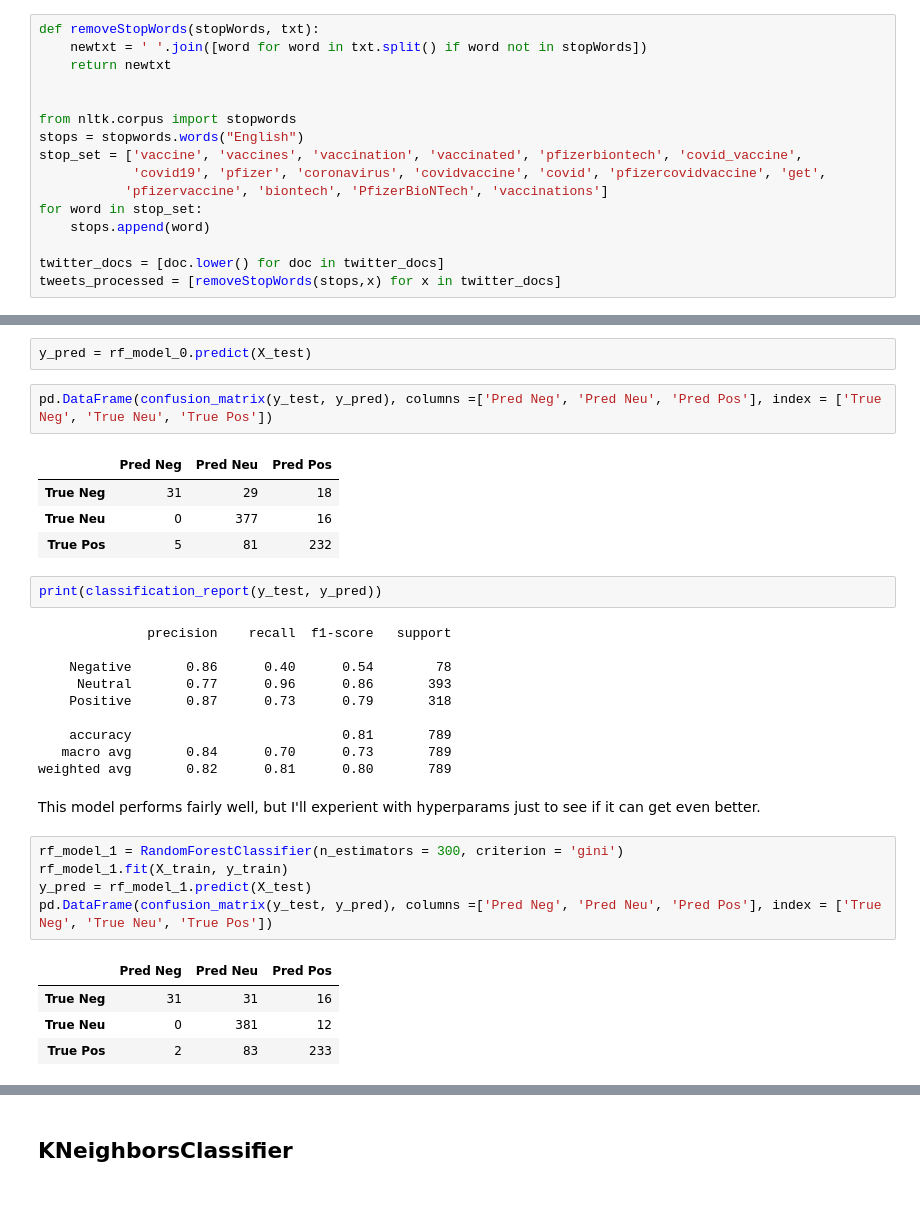
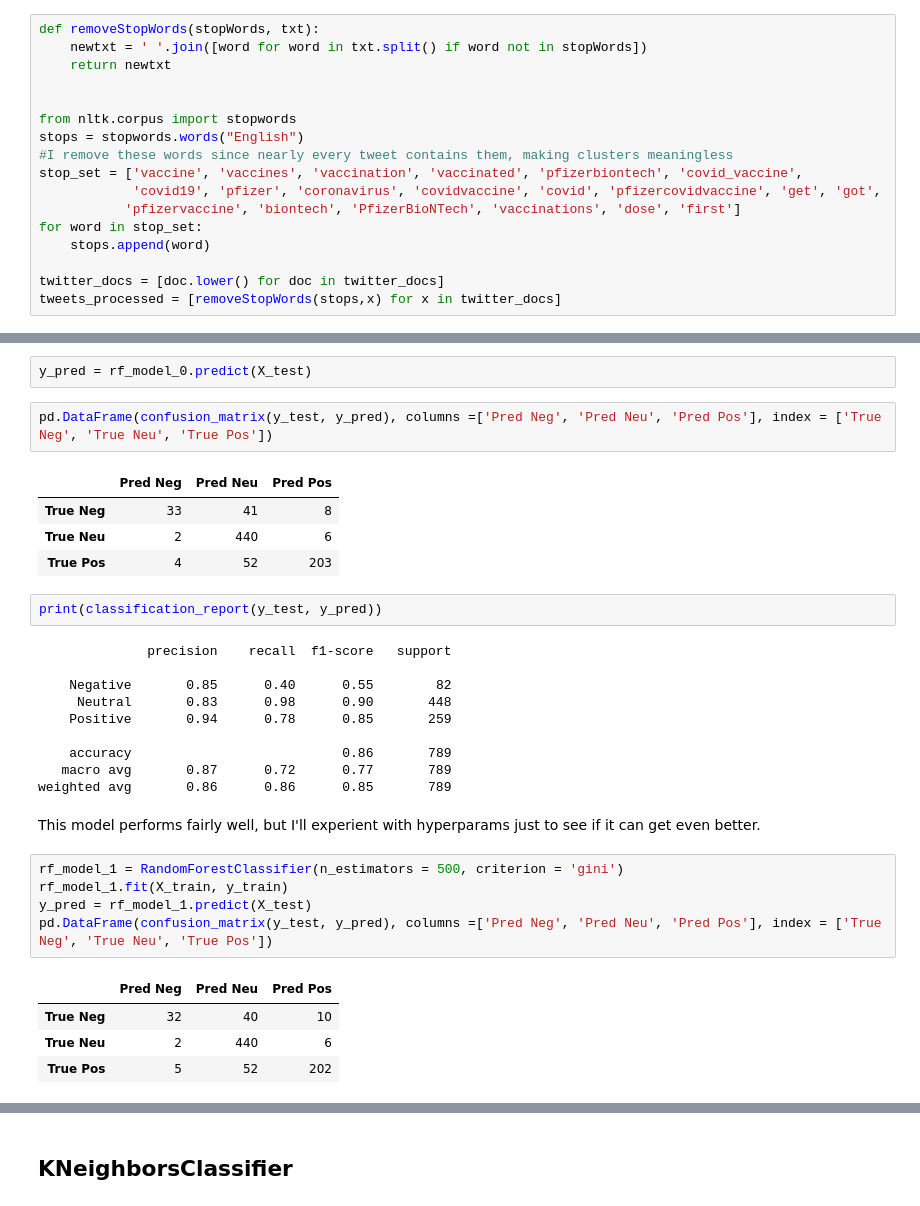
Before and after one commit to rhkhoo/Pfizer_Vaccine_Tweets, a Jupyter notebook: Vaccine Tweets.ipynb, the cells around one changed output, grey strips where cells are left out. Saved outputs shown, nothing was run; the diff lists cells and outputs as text.

```diff
--- a/Vaccine Tweets.ipynb
+++ b/Vaccine Tweets.ipynb
@@ -83,9 +85,10 @@ def removeStopWords(stopWords, txt):
 
 from nltk.corpus import stopwords
 stops = stopwords.words("English")
+#I remove these words since nearly every tweet contains them, making clusters meaningless
 stop_set = ['vaccine', 'vaccines', 'vaccination', 'vaccinated', 'pfizerbiontech', 'covid_vaccine',
-            'covid19', 'pfizer', 'coronavirus', 'covidvaccine', 'covid', 'pfizercovidvaccine', 'get',
-           'pfizervaccine', 'biontech', 'PfizerBioNTech', 'vaccinations']
+            'covid19', 'pfizer', 'coronavirus', 'covidvaccine', 'covid', 'pfizercovidvaccine', 'get', 'got',
+           'pfizervaccine', 'biontech', 'PfizerBioNTech', 'vaccinations', 'dose', 'first']
 for word in stop_set:
     stops.append(word)
 
@@ -381,33 +391,33 @@ y_pred = rf_model_0.predict(X_test)
 pd.DataFrame(confusion_matrix(y_test, y_pred), columns =['Pred Neg', 'Pred Neu', 'Pred Pos'], index = ['True Neg', 'True Neu', 'True Pos'])
 # %% [output]
 |  | Pred Neg | Pred Neu | Pred Pos |
-| True Neg | 31 | 29 | 18 |
-| True Neu | 0 | 377 | 16 |
-| True Pos | 5 | 81 | 232 |
+| True Neg | 33 | 41 | 8 |
+| True Neu | 2 | 440 | 6 |
+| True Pos | 4 | 52 | 203 |
 # %%
 print(classification_report(y_test, y_pred))
 # %% [output]
               precision    recall  f1-score   support
 
-    Negative       0.86      0.40      0.54        78
-     Neutral       0.77      0.96      0.86       393
-    Positive       0.87      0.73      0.79       318
+    Negative       0.85      0.40      0.55        82
+     Neutral       0.83      0.98      0.90       448
+    Positive       0.94      0.78      0.85       259
 
-    accuracy                           0.81       789
-   macro avg       0.84      0.70      0.73       789
-weighted avg       0.82      0.81      0.80       789
+    accuracy                           0.86       789
+   macro avg       0.87      0.72      0.77       789
+weighted avg       0.86      0.86      0.85       789
 # %% [markdown]
 This model performs fairly well, but I'll experient with hyperparams just to see if it can get even better.
 # %%
-rf_model_1 = RandomForestClassifier(n_estimators = 300, criterion = 'gini')
+rf_model_1 = RandomForestClassifier(n_estimators = 500, criterion = 'gini')
 rf_model_1.fit(X_train, y_train)
 y_pred = rf_model_1.predict(X_test)
 pd.DataFrame(confusion_matrix(y_test, y_pred), columns =['Pred Neg', 'Pred Neu', 'Pred Pos'], index = ['True Neg', 'True Neu', 'True Pos'])
 # %% [output]
 |  | Pred Neg | Pred Neu | Pred Pos |
-| True Neg | 31 | 31 | 16 |
-| True Neu | 0 | 381 | 12 |
-| True Pos | 2 | 83 | 233 |
+| True Neg | 32 | 40 | 10 |
+| True Neu | 2 | 440 | 6 |
+| True Pos | 5 | 52 | 202 |
 # %%
 print(classification_report(y_test, y_pred))
 # %% [output]
```
Also changed, not shown: parts of 57 cells of this notebook.
